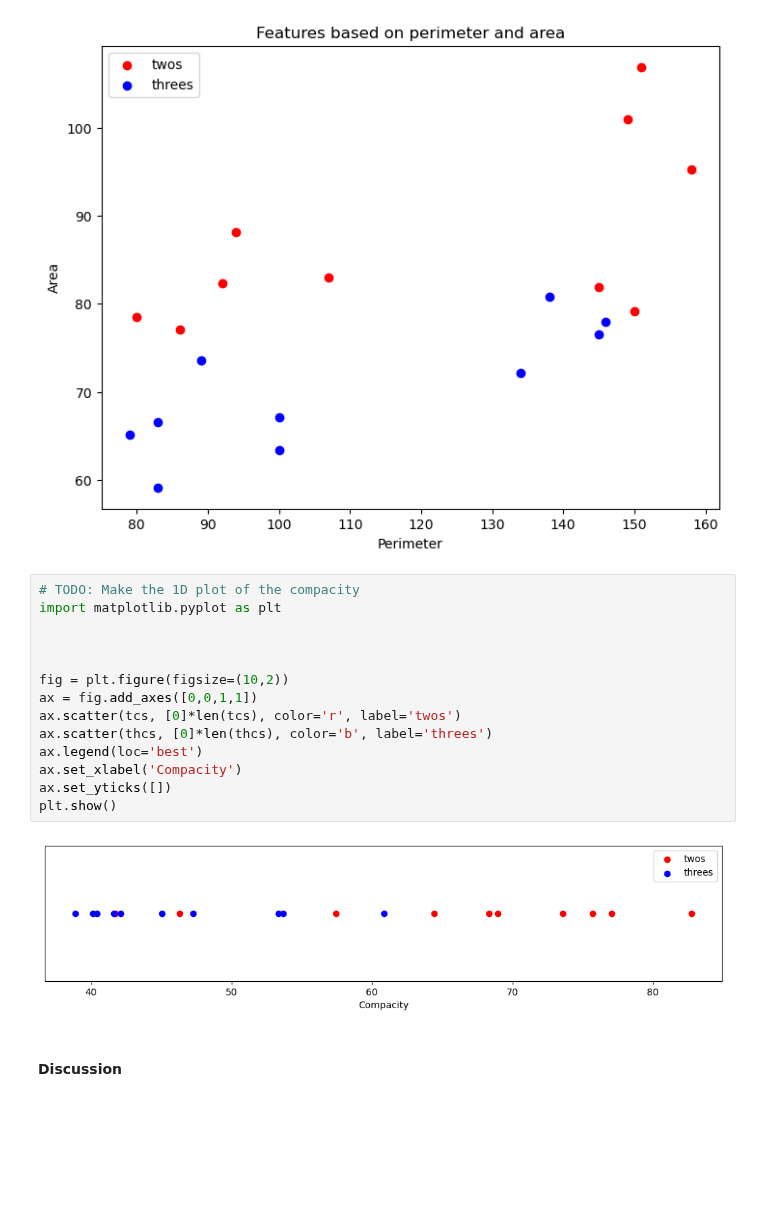
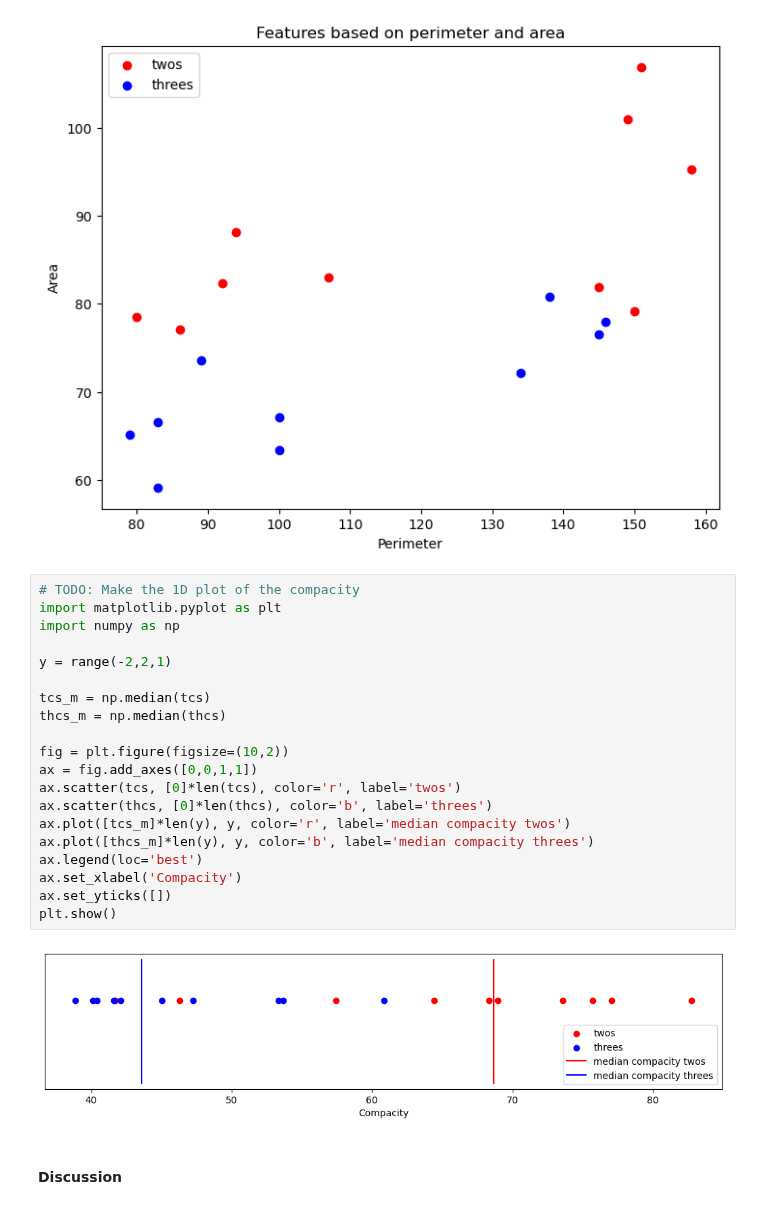
Before and after one commit to mrizaarseven98/do-not-cheat, a Jupyter notebook: labs/lab_02_object_description.ipynb, the cells around one changed output. Cells and saved outputs as stored; diff of their text form; blank space fills up the shorter version.

Commit message:
plot compacity

```diff
--- a/labs/lab_02_object_description.ipynb
+++ b/labs/lab_02_object_description.ipynb
@@ -622,19 +622,25 @@ plt.show()
 # %%
 # TODO: Make the 1D plot of the compacity
 import matplotlib.pyplot as plt
+import numpy as np
 
+y = range(-2,2,1)
 
+tcs_m = np.median(tcs)
+thcs_m = np.median(thcs)
 
 fig = plt.figure(figsize=(10,2))
 ax = fig.add_axes([0,0,1,1])
 ax.scatter(tcs, [0]*len(tcs), color='r', label='twos')
 ax.scatter(thcs, [0]*len(thcs), color='b', label='threes')
+ax.plot([tcs_m]*len(y), y, color='r', label='median compacity twos')
+ax.plot([thcs_m]*len(y), y, color='b', label='median compacity threes')
 ax.legend(loc='best')
 ax.set_xlabel('Compacity')
 ax.set_yticks([])
 plt.show()
 # %% [output]
-[figure, old version]
+[figure, new version]
 # %% [markdown]
 ####  Discussion
 # %% [markdown]
```
